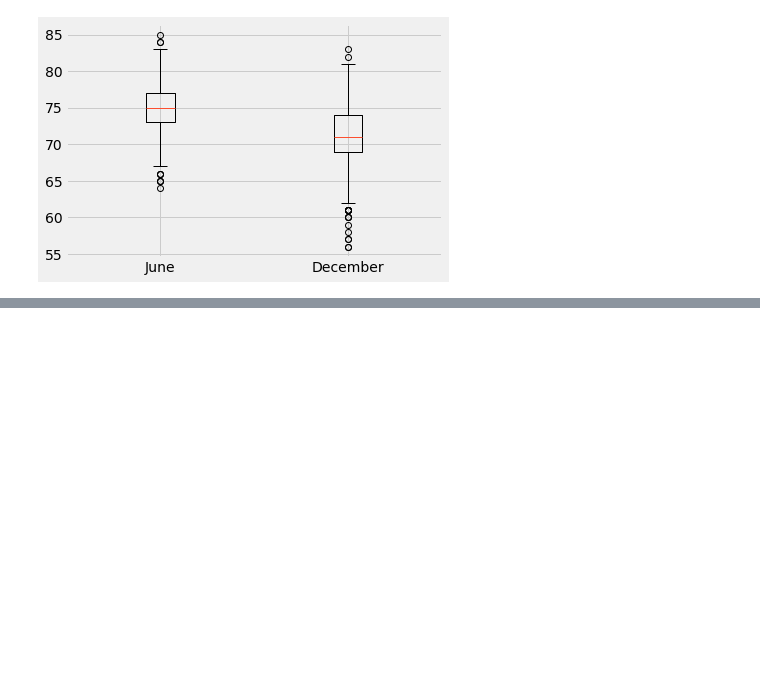
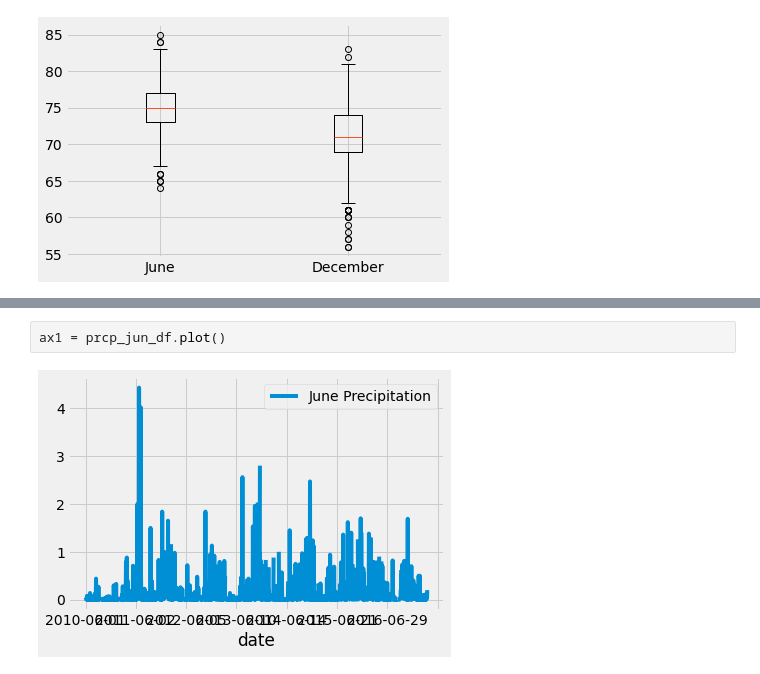
Before and after one commit to KathiaF/surfs_up, a Jupyter notebook: SurfsUp_Challenge.ipynb, the cells around one changed output, grey strips where cells are left out. Cells and saved outputs as stored; diff of their text form; blank space fills up the shorter version.

```diff
--- a/SurfsUp_Challenge.ipynb
+++ b/SurfsUp_Challenge.ipynb
@@ -137,0 +187,4 @@ plt.xticks([1, 2], ['June', 'December'])
+# %%
+ax1 = prcp_jun_df.plot()
+# %% [output]
+[figure, added]
```
Also changed, not shown: parts of 9 cells of this notebook, 4 other files.
